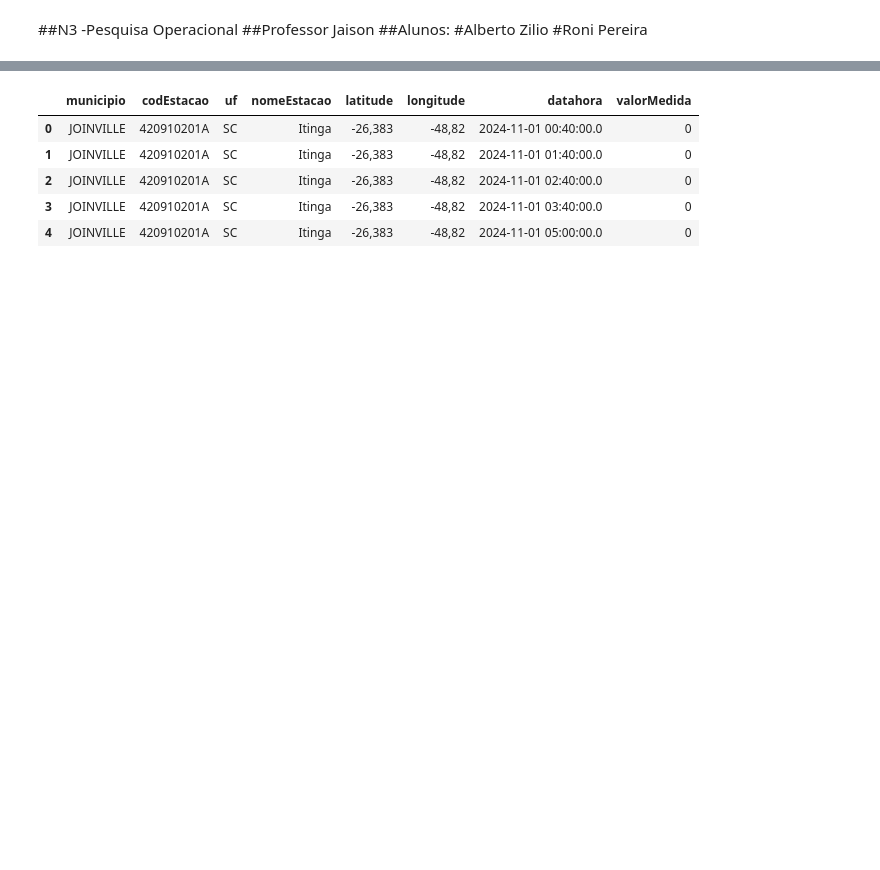
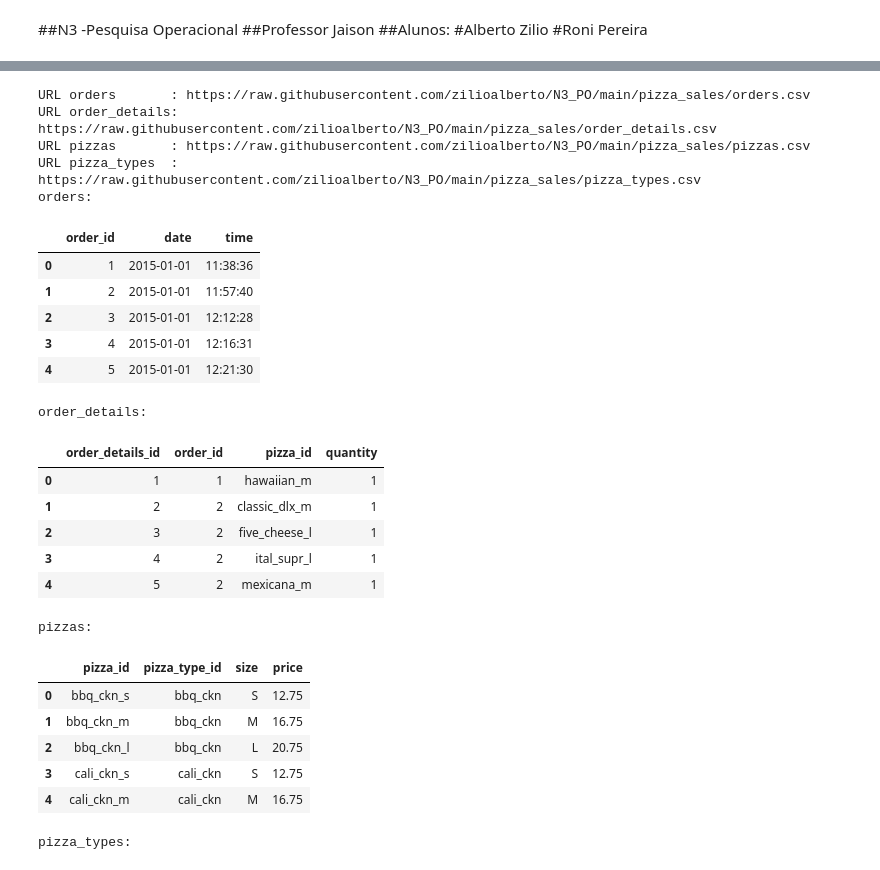
Before and after one commit to zilioalberto/N3_PO, a Jupyter notebook: N3_PO.ipynb, the cells around one changed output, grey strips where cells are left out. Drawn from its saved outputs; the diff is of its cells as text; code cells hidden in the pictures; blank space fills up the shorter version.

```diff
--- a/N3_PO.ipynb
+++ b/N3_PO.ipynb
@@ -53,26 +55,79 @@ UsageError: unrecognized arguments: # Garante que os gráficos apareçam dentro
 # %%
-## Passo  02 - Importar o dataset do Git
+## Passo 02 - Carregando os datasets a partir do GitHub
 
-# URL RAW do arquivo no GitHub (pode usar exatamente a que você mandou)
-base_url  = "https://raw.githubusercontent.com/zilioalberto/N3_PO/main/"
+## Local de coleta do dataset:
+# https://mavenanalytics.io/data-playground/pizza-place-sales
 
+# ---------------------------------------------
+# URL base do repositório no GitHub (modo "raw")
+# ---------------------------------------------
+base_url = "https://raw.githubusercontent.com/zilioalberto/N3_PO/main/pizza_sales/"
+
+# Montagem das URLs completas de cada arquivo CSV
 url_orders        = base_url + "orders.csv"
 url_order_details = base_url + "order_details.csv"
 url_pizzas        = base_url + "pizzas.csv"
 url_pizza_types   = base_url + "pizza_types.csv"
 
+print("URL orders       :", url_orders)
+print("URL order_details:", url_order_details)
+print("URL pizzas       :", url_pizzas)
+print("URL pizza_types  :", url_pizza_types)
+
+# ---------------------------------------------
+# Leitura dos arquivos CSV a partir das URLs
+# ---------------------------------------------
+
+# Orders: informações de data/hora e ID dos pedidos
 orders = pd.read_csv(url_orders)
+
+# Order details: quais pizzas foram vendidas em cada pedido
 order_details = pd.read_csv(url_order_details)
+
+# Pizzas: informações de preço, tamanho e tipo de pizza
 pizzas = pd.read_csv(url_pizzas)
 
-# pizza_types geralmente precisa de encoding latin-1
+# Pizza types: descrição, categoria e ingredientes (normalmente tem acentos)
 pizza_types = pd.read_csv(url_pizza_types, encoding="latin1")
 
-orders.head(), order_details.head(), pizzas.head(), pizza_types.head()
+# ---------------------------------------------
+# Visão geral inicial dos dados
+# ---------------------------------------------
+print("orders:")
+display(orders.head())
+
+print("\norder_details:")
+display(order_details.head())
+
+print("\npizzas:")
+display(pizzas.head())
+
+print("\npizza_types:")
+display(pizza_types.head())
 # %% [output]
+URL orders       : https://raw.githubusercontent.com/zilioalberto/N3_PO/main/pizza_sales/orders.csv
+URL order_details: https://raw.githubusercontent.com/zilioalberto/N3_PO/main/pizza_sales/order_details.csv
+URL pizzas       : https://raw.githubusercontent.com/zilioalberto/N3_PO/main/pizza_sales/pizzas.csv
+URL pizza_types  : https://raw.githubusercontent.com/zilioalberto/N3_PO/main/pizza_sales/pizza_types.csv
+orders:
-|  | municipio | codEstacao | uf | nomeEstacao | latitude | longitude | datahora | valorMedida |
-| 0 | JOINVILLE | 420910201A | SC | Itinga | -26,383 | -48,82 | 2024-11-01 00:40:00.0 | 0 |
-| 1 | JOINVILLE | 420910201A | SC | Itinga | -26,383 | -48,82 | 2024-11-01 01:40:00.0 | 0 |
-| 2 | JOINVILLE | 420910201A | SC | Itinga | -26,383 | -48,82 | 2024-11-01 02:40:00.0 | 0 |
-| 3 | JOINVILLE | 420910201A | SC | Itinga | -26,383 | -48,82 | 2024-11-01 03:40:00.0 | 0 |
-| 4 | JOINVILLE | 420910201A | SC | Itinga | -26,383 | -48,82 | 2024-11-01 05:00:00.0 | 0 |
+|  | order_id | date | time |
+| 0 | 1 | 2015-01-01 | 11:38:36 |
+| 1 | 2 | 2015-01-01 | 11:57:40 |
+| 2 | 3 | 2015-01-01 | 12:12:28 |
+| 3 | 4 | 2015-01-01 | 12:16:31 |
+| 4 | 5 | 2015-01-01 | 12:21:30 |
+order_details:
+|  | order_details_id | order_id | pizza_id | quantity |
+| 0 | 1 | 1 | hawaiian_m | 1 |
+| 1 | 2 | 2 | classic_dlx_m | 1 |
+| 2 | 3 | 2 | five_cheese_l | 1 |
+| 3 | 4 | 2 | ital_supr_l | 1 |
+| 4 | 5 | 2 | mexicana_m | 1 |
+pizzas:
+|  | pizza_id | pizza_type_id | size | price |
+| 0 | bbq_ckn_s | bbq_ckn | S | 12.75 |
+| 1 | bbq_ckn_m | bbq_ckn | M | 16.75 |
+| 2 | bbq_ckn_l | bbq_ckn | L | 20.75 |
+| 3 | cali_ckn_s | cali_ckn | S | 12.75 |
+| 4 | cali_ckn_m | cali_ckn | M | 16.75 |
+pizza_types:
```
Also changed, not shown: parts of 10 cells of this notebook.
